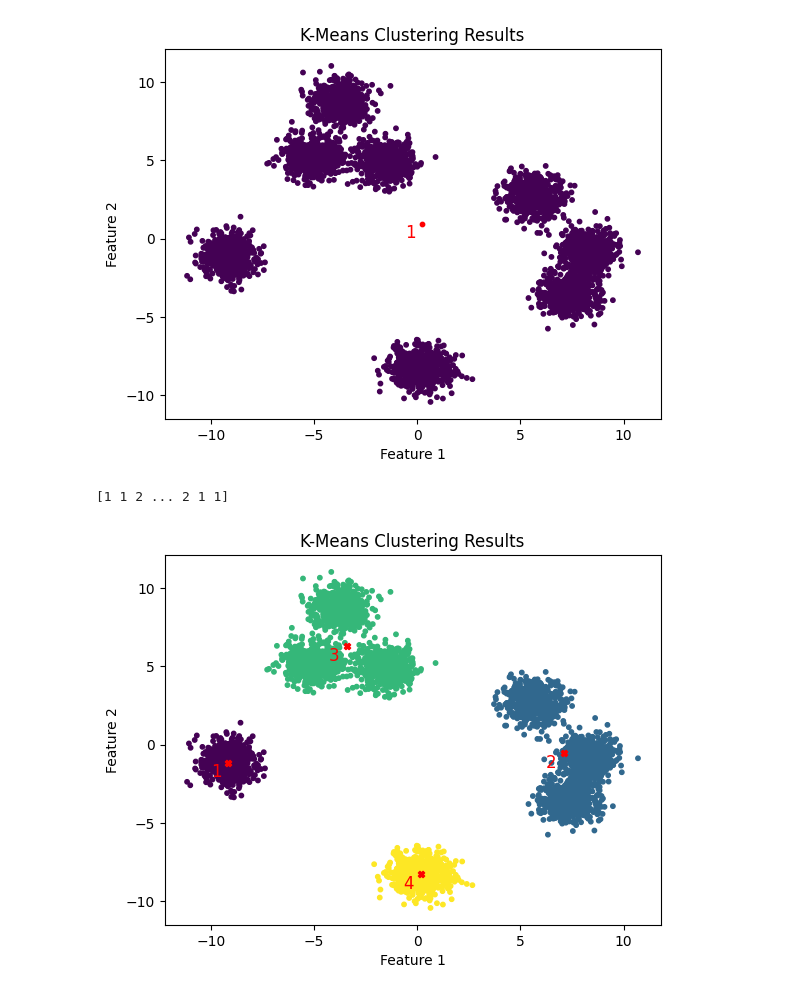
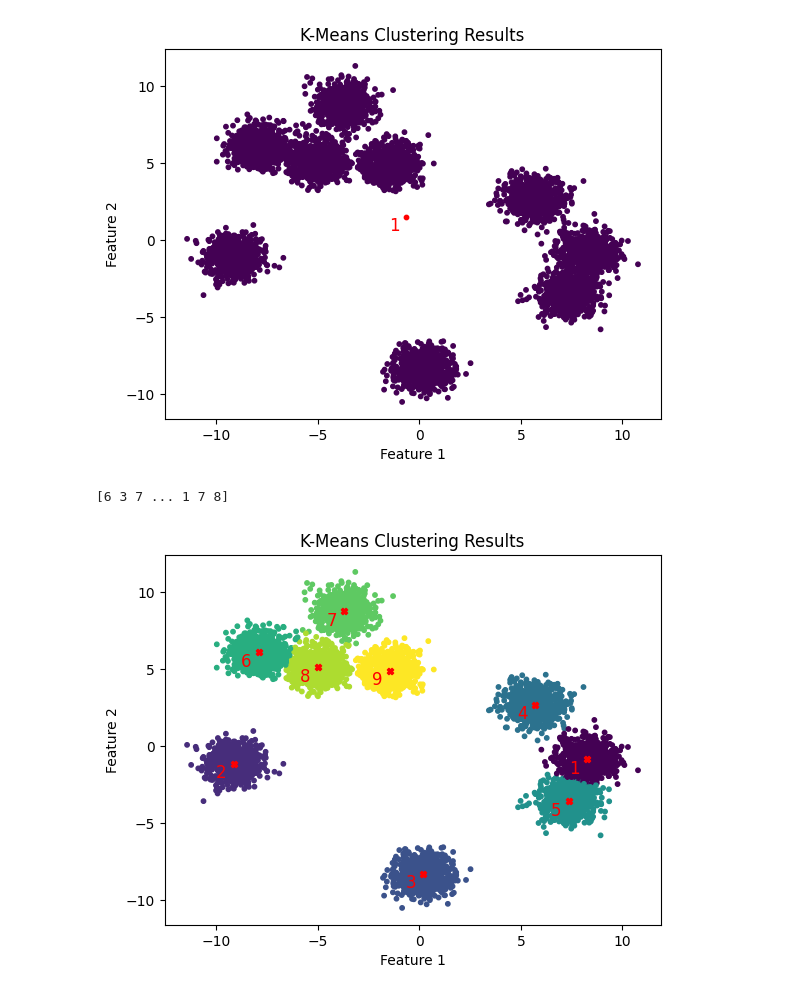
Before and after one commit to Mahir-Uddin0/density-aware-cluster-splitting, a Jupyter notebook: notebooks/approach2_KNN_radius/Clustering_Project.ipynb, the cells around one changed output. Cells and saved outputs as stored; diff of their text form; code cells hidden in the pictures.

Commit message:
add minimum cluster point criteria

```diff
--- a/notebooks/approach2_KNN_radius/Clustering_Project.ipynb
+++ b/notebooks/approach2_KNN_radius/Clustering_Project.ipynb
@@ -9,7 +9,7 @@ from sklearn.metrics.pairwise import euclidean_distances
 from sklearn.neighbors import NearestNeighbors
 # %%
 class KMeans():
-    def __init__(self, n_clusters=8, max_iter=300, tol=1e-4, random_state=None):
+    def __init__(self, n_clusters, max_iter=300, tol=1e-4, random_state=None):
         self.n_clusters = n_clusters
         self.max_iter = max_iter
         self.tol = tol
@@ -143,10 +143,11 @@ class KMeans():
         return False
 
     def get_density_matrix(self, data, grid_resolution=10):
-        data = np.array(data)
-
         n_samples, dim = data.shape
         k = int(np.round(np.sqrt(n_samples)))
+
+        if(n_samples<30):
+            return np.ones((grid_resolution,grid_resolution))
 
         # 1. Compute k-NN density for each point
         nn = NearestNeighbors(n_neighbors=k+1)  # +1 to include self
@@ -174,29 +175,21 @@ class KMeans():
 
         # 3. Initialize density matrix/tensor
         density_matrix = np.zeros((grid_resolution, grid_resolution))
-        count_matrix = np.zeros((grid_resolution, grid_resolution))
 
         # Accumulate densities in bins
         if dim == 2:
             for i in range(n_samples):
                 x_idx, y_idx = bin_indices[0][i], bin_indices[1][i]
                 density_matrix[x_idx, y_idx] += densities[i]
-                count_matrix[x_idx, y_idx] += 1
         else:  # dim == 3
             for i in range(n_samples):
                 x_idx, y_idx, z_idx = bin_indices[0][i], bin_indices[1][i], bin_indices[2][i]
                 density_matrix[x_idx, y_idx, z_idx] += densities[i]
-                count_matrix[x_idx, y_idx, z_idx] += 1
 
-#         print(f"{density_matrix}\n")
-        # 5. Compute average density per bin
-        # Avoid division by zero - set to 0 where no points
-        density_matrix = np.divide(
-            density_matrix,
-            count_matrix,
-            out=np.zeros_like(density_matrix),
-            where=(count_matrix > 0))
-#         print(f"{density_matrix}\n")
+        threshold = density_matrix.sum()/grid_resolution**dim
+
+        density_matrix = (density_matrix>threshold).astype(int)
+
         return density_matrix
 
 
@@ -218,29 +211,29 @@ class KMeans():
 # %%
 # Generate synthetic data with 8 clusters
 # change n_samples, centers, random_state to get different dataset and
-X, y = make_blobs(n_samples=4500, centers=8, cluster_std=0.7, random_state=46)
+X, y = make_blobs(n_samples=6500, centers=9, cluster_std=0.7, random_state=46)
 # Apply K-Means clustering with different num of clusters
 kmeans = KMeans(n_clusters=1, random_state=50)
 y_kmeans = kmeans.fit(X)
 # Visualize the clusters
 plt.scatter(X[:, 0], X[:, 1], c=y_kmeans, cmap='viridis', s=10)
 plt.scatter(kmeans.cluster_centers_[:, 0], kmeans.cluster_centers_[:, 1], c='red', s=10)
 for i, (x, y) in enumerate(kmeans.cluster_centers_):
     plt.text(
         x - 0.6,  # Offset slightly to the left
         y - 0.6,  # Offset slightly downward
         str(i+1),
         color='red',
         fontsize=12,
         ha='center',
         va='center',
     )
 plt.title("K-Means Clustering Results")
 plt.xlabel("Feature 1")
 plt.ylabel("Feature 2")
 plt.show()
 # %% [output]
-[figure, old version]
+[figure, new version]
 # %%
 # calling the split_clusters function will split and give the final clustering result
 y_kmeans = kmeans.split_clusters(X)
@@ -263,5 +256,5 @@ plt.xlabel("Feature 1")
 plt.ylabel("Feature 2")
 plt.show()
 # %% [output]
-[1 1 2 ... 2 1 1]
+[6 3 7 ... 1 7 8]
-[figure, old version]
+[figure, new version]
```
